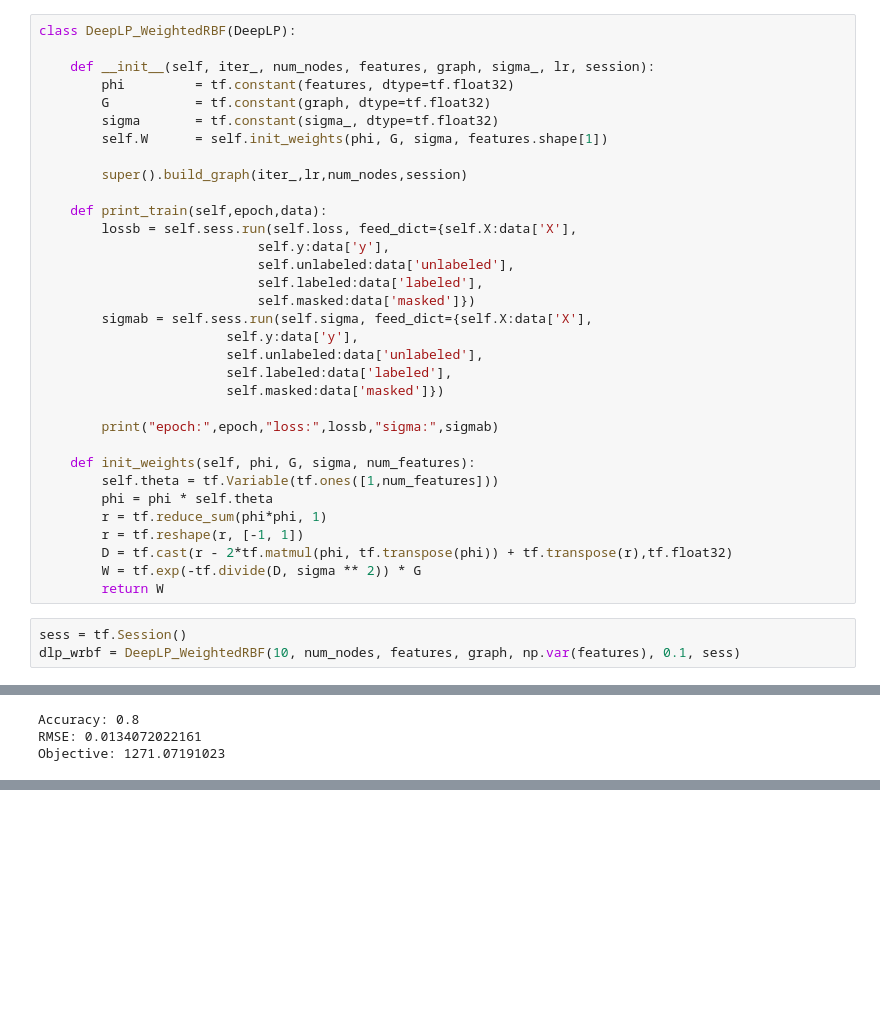
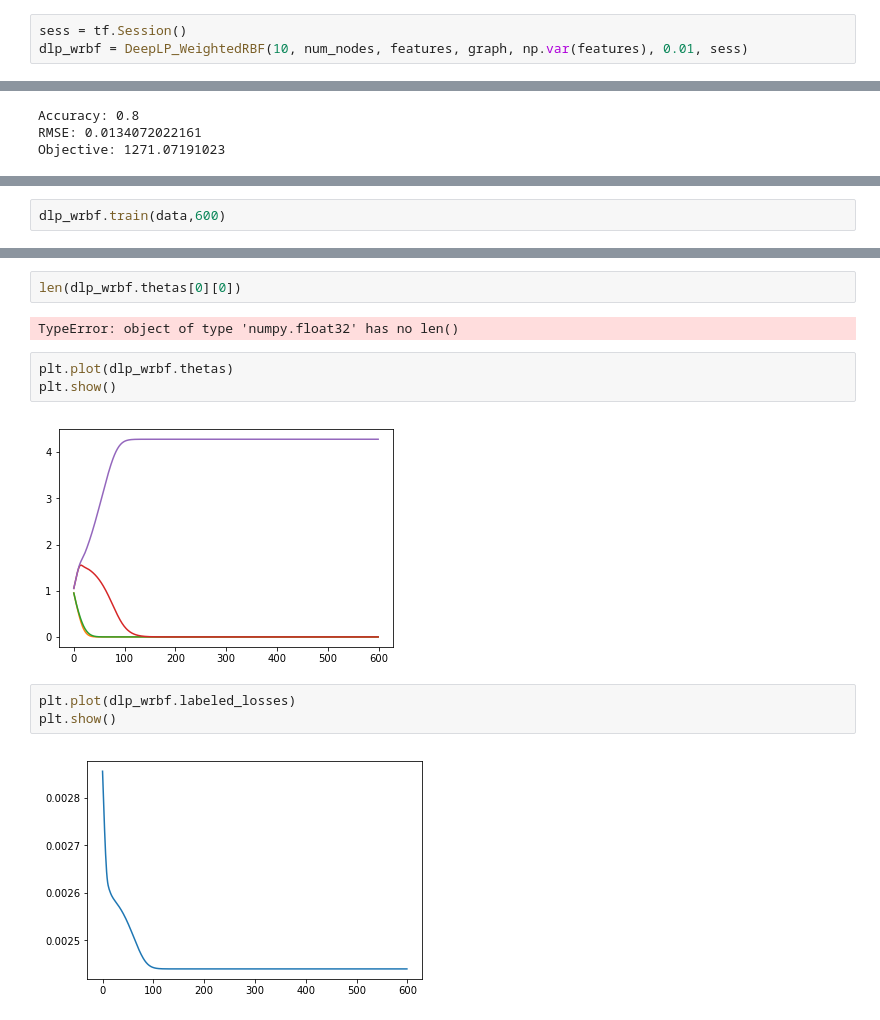
Before and after one commit to GRSEB9S/Deep-Label-Propagation, a Jupyter notebook: main.ipynb, the cells around one changed output, grey strips where cells are left out. Saved outputs shown, nothing was run; the diff lists cells and outputs as text; blank space fills up the shorter version.

```diff
--- a/main.ipynb
+++ b/main.ipynb
@@ -109,41 +152,8 @@ epoch: 4 loss: 0.00283892 sigma: 2.51398
 # %% [markdown]
 # DeepLP_WeightedRBF
-# %%
-class DeepLP_WeightedRBF(DeepLP):
-
-    def __init__(self, iter_, num_nodes, features, graph, sigma_, lr, session):
-        phi         = tf.constant(features, dtype=tf.float32)
-        G           = tf.constant(graph, dtype=tf.float32)
-        sigma       = tf.constant(sigma_, dtype=tf.float32)
-        self.W      = self.init_weights(phi, G, sigma, features.shape[1])
-
-        super().build_graph(iter_,lr,num_nodes,session)
-
-    def print_train(self,epoch,data):
-        lossb = self.sess.run(self.loss, feed_dict={self.X:data['X'],
-                            self.y:data['y'],
-                            self.unlabeled:data['unlabeled'],
-                            self.labeled:data['labeled'],
-                            self.masked:data['masked']})
-        sigmab = self.sess.run(self.sigma, feed_dict={self.X:data['X'],
-                        self.y:data['y'],
-                        self.unlabeled:data['unlabeled'],
-                        self.labeled:data['labeled'],
-                        self.masked:data['masked']})
-
-        print("epoch:",epoch,"loss:",lossb,"sigma:",sigmab)
-
-    def init_weights(self, phi, G, sigma, num_features):
-        self.theta = tf.Variable(tf.ones([1,num_features]))
-        phi = phi * self.theta
-        r = tf.reduce_sum(phi*phi, 1)
-        r = tf.reshape(r, [-1, 1])
-        D = tf.cast(r - 2*tf.matmul(phi, tf.transpose(phi)) + tf.transpose(r),tf.float32)
-        W = tf.exp(-tf.divide(D, sigma ** 2)) * G
-        return W
 # %%
 sess = tf.Session()
-dlp_wrbf = DeepLP_WeightedRBF(10, num_nodes, features, graph, np.var(features), 0.1, sess)
+dlp_wrbf = DeepLP_WeightedRBF(10, num_nodes, features, graph, np.var(features), 0.01, sess)
 # %%
 pred_dlp_wrbf = dlp_wrbf.labelprop(test_data)
 Uy_dlp_wrbf = np.rint(pred_dlp_wrbf[:,num_labeled:]).reshape(num_unlabeled)
@@ -165,0 +168,2 @@ len(sigmas)
+# %%
+dlp_wrbf.train(data,600)
@@ -165,0 +183,14 @@ len(sigmas)
+# %%
+len(dlp_wrbf.thetas[0][0])
+# %% [output]
+TypeError: object of type 'numpy.float32' has no len()
+# %%
+plt.plot(dlp_wrbf.thetas)
+plt.show()
+# %% [output]
+[figure, added]
+# %%
+plt.plot(dlp_wrbf.labeled_losses)
+plt.show()
+# %% [output]
+[figure, added]
```
Also changed, not shown: parts of 18 cells of this notebook, 3 other files.
